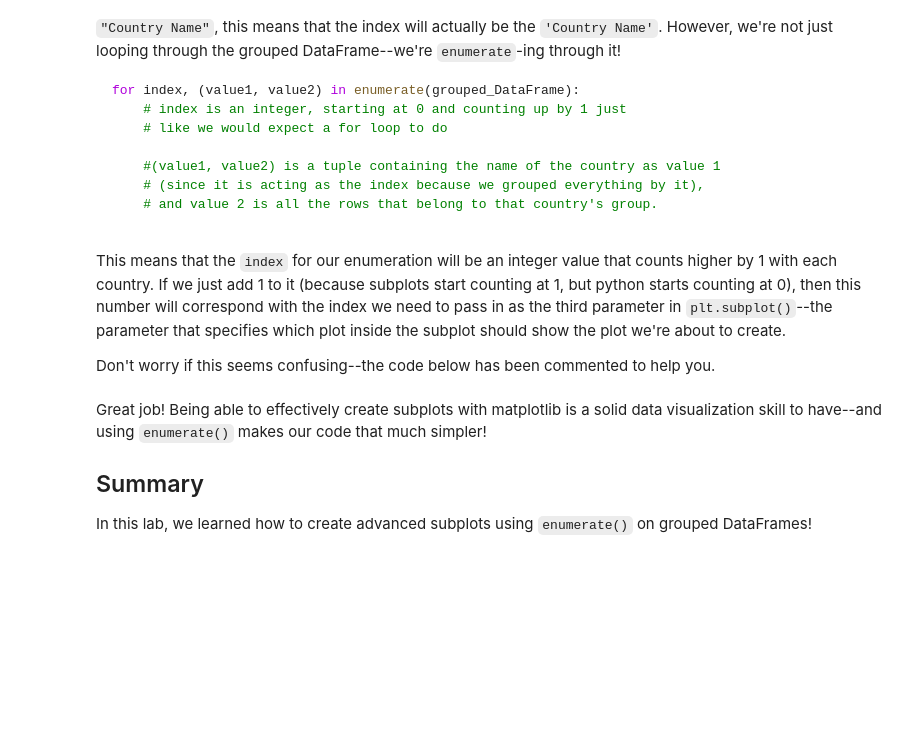
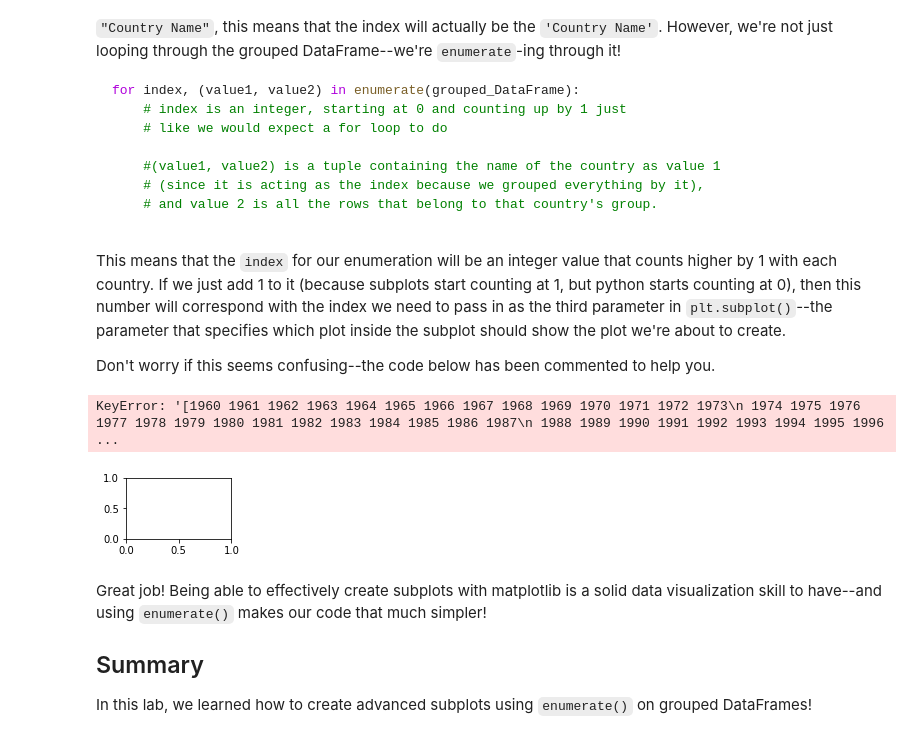
Before and after one commit to bl419cam/604-Subplots-and-Enumeration-Lab, a Jupyter notebook: index.ipynb, the cells around one changed output. Cells and saved outputs as stored; diff of their text form; code cells hidden in the pictures; blank space fills up the shorter version.

```diff
--- a/index.ipynb
+++ b/index.ipynb
@@ -236,25 +236,28 @@ Don't worry if this seems confusing--the code below has been commented to help y
 # %%
 # Group the DataFrame by Country Name--this line has been provided for you
 grouped_df = df.groupby('Country Name')
 
 # pass in figsize=(20,40), and also set the facecolor parameter to 'white'
 plt.figure(figsize=(20, 40), facecolor='white')
 
 # Complete the line below so that the first loop variable is the called index,
 # and the second loop variable is the tuple (countryname, population).
 for index, (country, population) in enumerate(grouped_df):
 
     # Get the unique subplot where the plot we're creating during this iteration
     # of the loop will live. Our subplot will be 30 rows of 9 plots each.
     # Set the third value to be index+1
     ax = plt.subplot(30, 9, index+1)
 
     # Complete the line to create the plot for this subplot.
     # Same visualizations as we created above!
-    population.plot(x=population.Year, y=population.Value, ax=ax, legend=country)
+    population.plot(x=population[Year, y=population.Value, ax=ax, legend=country)
 
     # Set the title of each plot, so we know which country it represents
     ax.set_title(country)
+# %% [output]
+KeyError: '[1960 1961 1962 1963 1964 1965 1966 1967 1968 1969 1970 1971 1972 1973\n 1974 1975 1976 1977 1978 1979 1980 1981 1982 1983 1984 1985 1986 1987\n 1988 1989 1990 1991 1992 1993 1994 1995 1996 ...
+[figure, added]
 # %% [markdown]
 Great job! Being able to effectively create subplots with matplotlib is a solid data visualization skill to have--and using `enumerate()` makes our code that much simpler!
 
```
